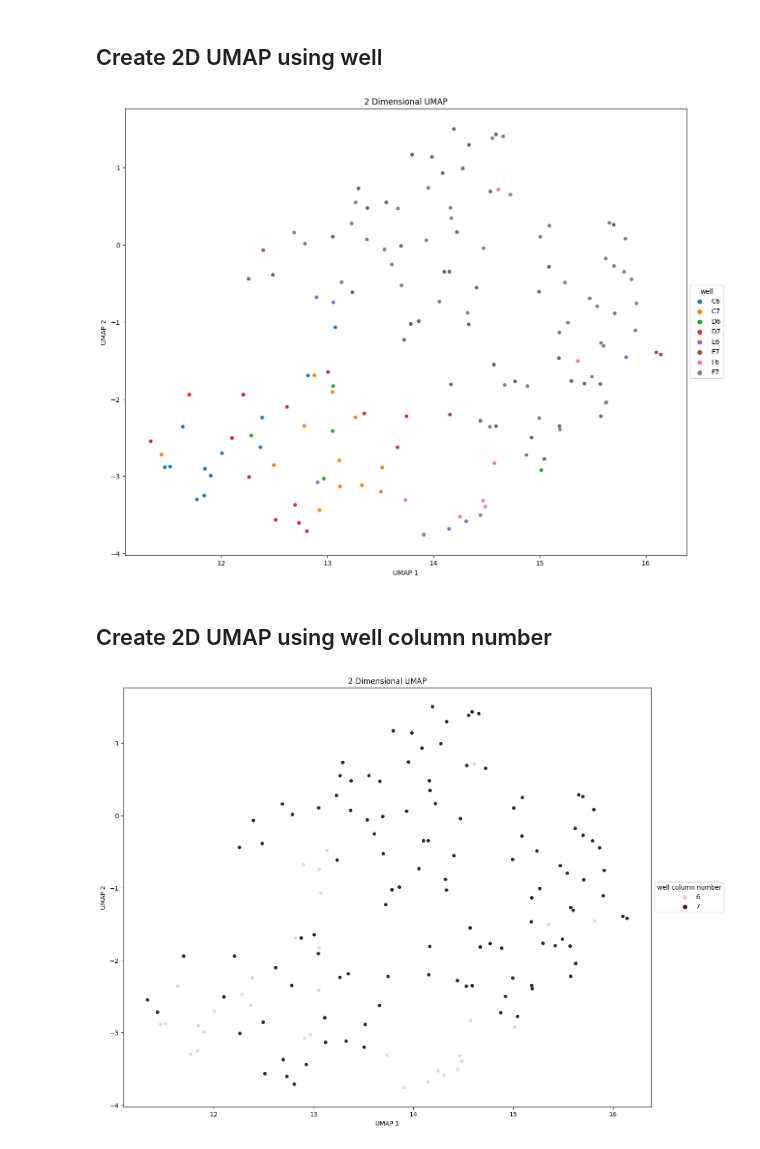
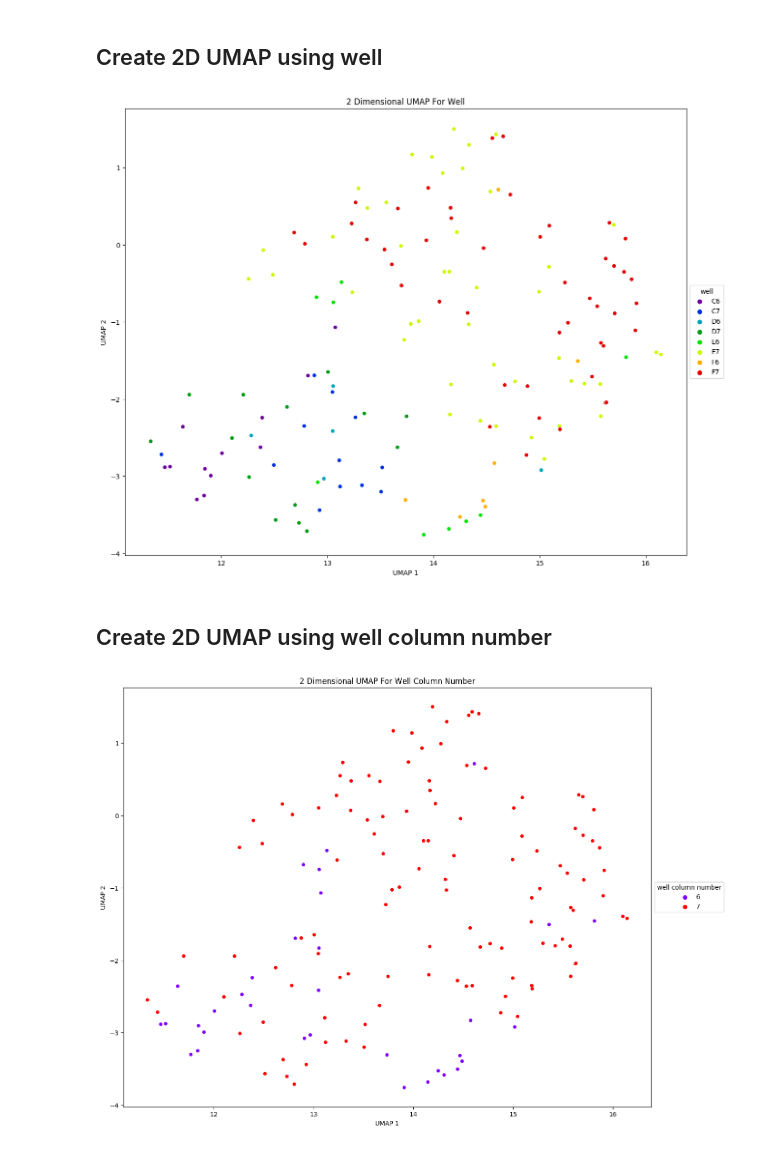
Before and after one commit to WayScience/Benchmarking_NF1_data, a Jupyter notebook: 5_analyze_data/notebooks/UMAP_analysis/umap_well.ipynb, the cells around one changed output. Saved outputs shown, nothing was run; the diff lists cells and outputs as text; code cells hidden in the pictures.

```diff
--- a/5_analyze_data/notebooks/UMAP_analysis/umap_well.ipynb
+++ b/5_analyze_data/notebooks/UMAP_analysis/umap_well.ipynb
@@ -31,6 +26,7 @@ plt.figure(figsize=(15, 12))
 # Produce scatterplot with umap data, using metadata to color points
 sns_plot = sns.scatterplot(
     data=embeddings_data,
+    palette='nipy_spectral',
     x=embeddings_data['UMAP1'],
     y=embeddings_data['UMAP2'],
     hue=embeddings_data["Metadata_Well"]
@@ -42,36 +38,37 @@ sns_plot.legend(
 # Label axes, title
 sns_plot.set_xlabel("UMAP 1")
 sns_plot.set_ylabel("UMAP 2")
-sns_plot.set_title("2 Dimensional UMAP")
+sns_plot.set_title("2 Dimensional UMAP For Well")
 
 save_path = pathlib.Path("UMAPs/2D_umap_nf1_well.png")
 
 plt.savefig(save_path, bbox_inches="tight")
 # %% [output]
-[figure, old version]
+[figure, new version]
 # %% [markdown]
 ## Create 2D UMAP using well column number
 # %%
 plt.figure(figsize=(15, 12))
 
 # Produce scatterplot with umap data, using metadata to color points
 sns_plot = sns.scatterplot(
     data=embeddings_data,
+    palette='rainbow',
     x=embeddings_data['UMAP1'],
     y=embeddings_data['UMAP2'],
     hue=embeddings_data["Metadata_WellCol"]
 )
 # Adjust legend
 sns_plot.legend(
     loc="center left", bbox_to_anchor=(1, 0.5), title='well column number'
 )
 # Label axes, title
 sns_plot.set_xlabel("UMAP 1")
 sns_plot.set_ylabel("UMAP 2")
-sns_plot.set_title("2 Dimensional UMAP")
+sns_plot.set_title("2 Dimensional UMAP For Well Column Number")
 
 save_path = pathlib.Path("UMAPs/2D_umap_nf1_well_column_num.png")
 
 plt.savefig(save_path, bbox_inches="tight")
 # %% [output]
-[figure, old version]
+[figure, new version]
```
Also changed, not shown: parts of 1 cell of this notebook, 11 other files.
